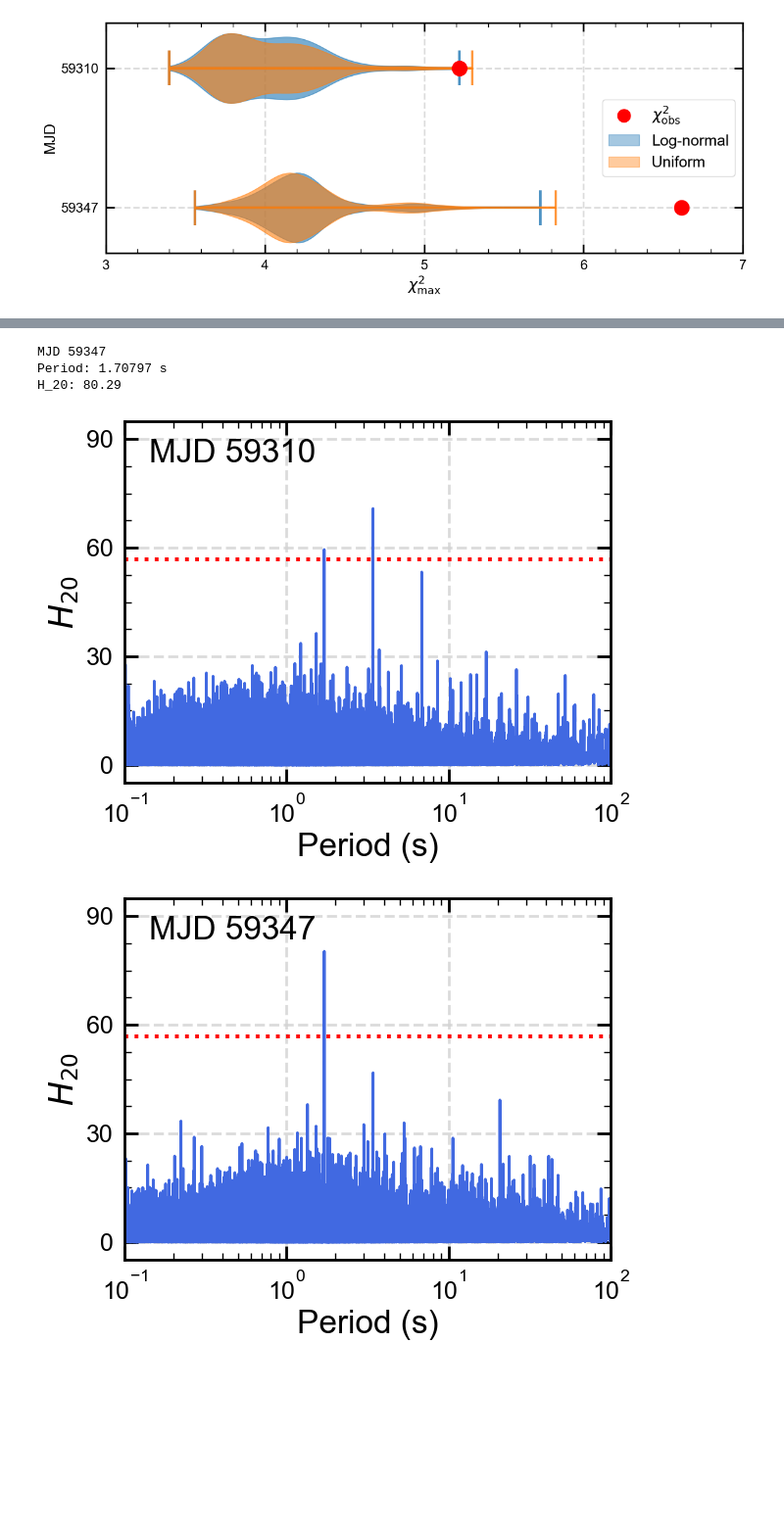
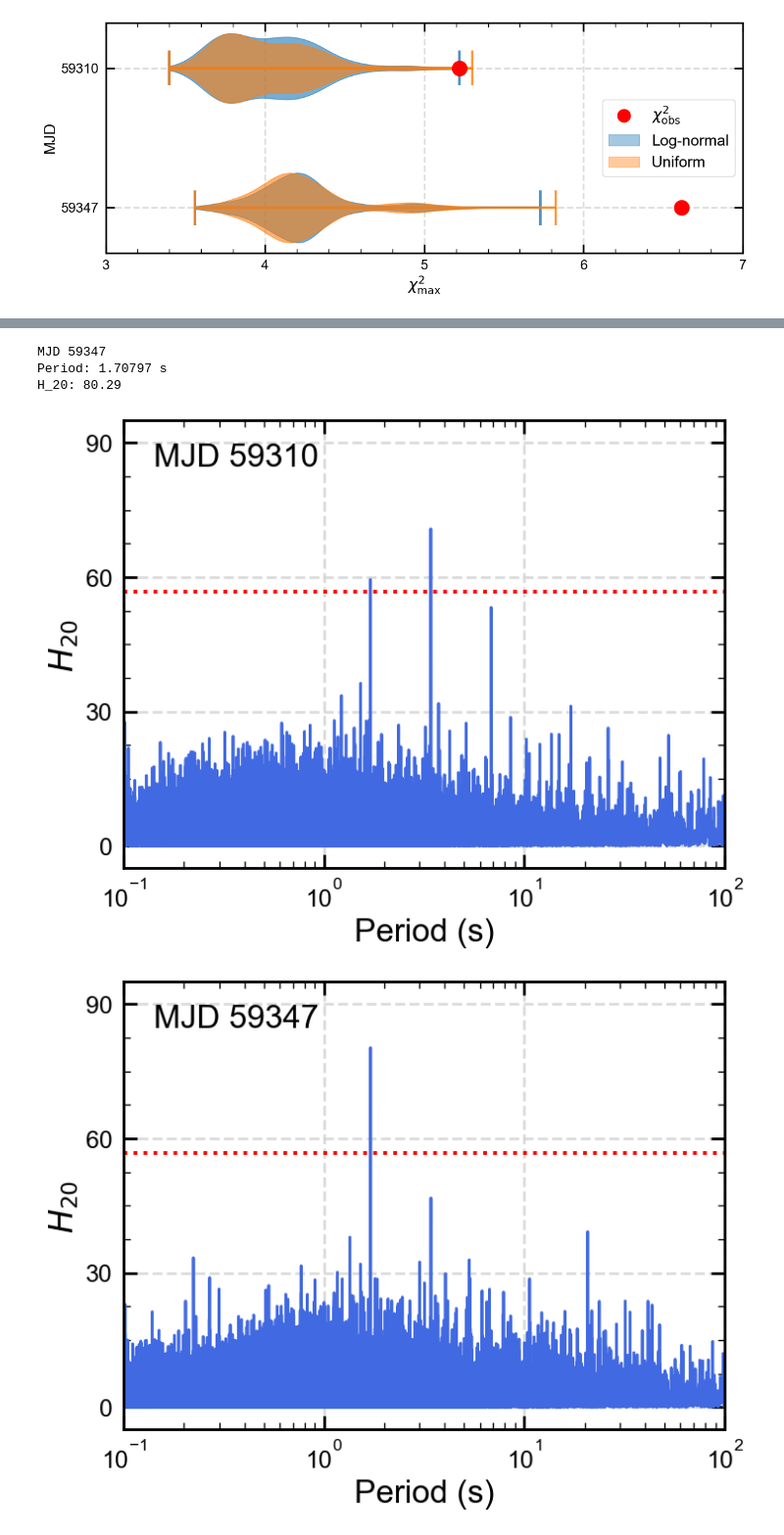
Before and after one commit to C-v-ke/searchforFRBperiodindepth, a Jupyter notebook: Plotting_Supplementary_Figures.ipynb, the cells around one changed output, grey strips where cells are left out. Shown at 98% size. Cells and saved outputs as stored; diff of their text form; code cells hidden in the pictures; blank space fills up the shorter version.

```diff
--- a/Plotting_Supplementary_Figures.ipynb
+++ b/Plotting_Supplementary_Figures.ipynb
@@ -1468,33 +1468,33 @@ for i in tqdm.tqdm([3,35]):
     gc.collect()
     ps=0.1
     pe=100
     step=1e-5
     threshold = 0.4
     harmonics = 20
     sig=np.log((1 - stats.norm.cdf(3))/((100-0.1)*1e5))/-0.4
     r=segmented_search_H(b_ss, i, ps, pe, step, harmonics, threshold)
-    fig, ax=plt.subplots()
+    fig, ax=plt.subplots(figsize=(8,6))
     ax.plot(np.linspace(ps,pe,int(np.round((pe-ps)/step))+1), r['H_array'], alpha=1, lw=2, color='royalblue')
     ax.set_xscale('log')
     ax.axhline(sig, color='red', linestyle='dotted')
     ax.text(0.05, 0.95, 'MJD %i' % r['MJD'], transform=ax.transAxes, fontsize=24,
               verticalalignment='top', horizontalalignment='left')
     ax.set_xlim(ps, pe)
     ax.yaxis.set_major_locator(MultipleLocator(30))
     ax.set_ylim(-5,95)
     ax.set_xlabel('Period (s)',fontsize=24)
     ax.set_ylabel('$H_{\\mathrm{20}}$',fontsize=24)
     print(f"\nMJD {int(r['MJD'])}")
     print(f"Period: {r['best_p']:.5f} s")
     print(f"H_20: {r['max_H']:.2f}")
     del r, fig, ax
     gc.collect()
 # %% [output]
 MJD 59310
 Period: 3.41207 s
 H_20: 70.82
 MJD 59347
 Period: 1.70797 s
 H_20: 80.29
-[figure, old version]
+[figure, new version]
-[figure, old version]
+[figure, new version]
```
Also changed, not shown: parts of 4 cells of this notebook.
